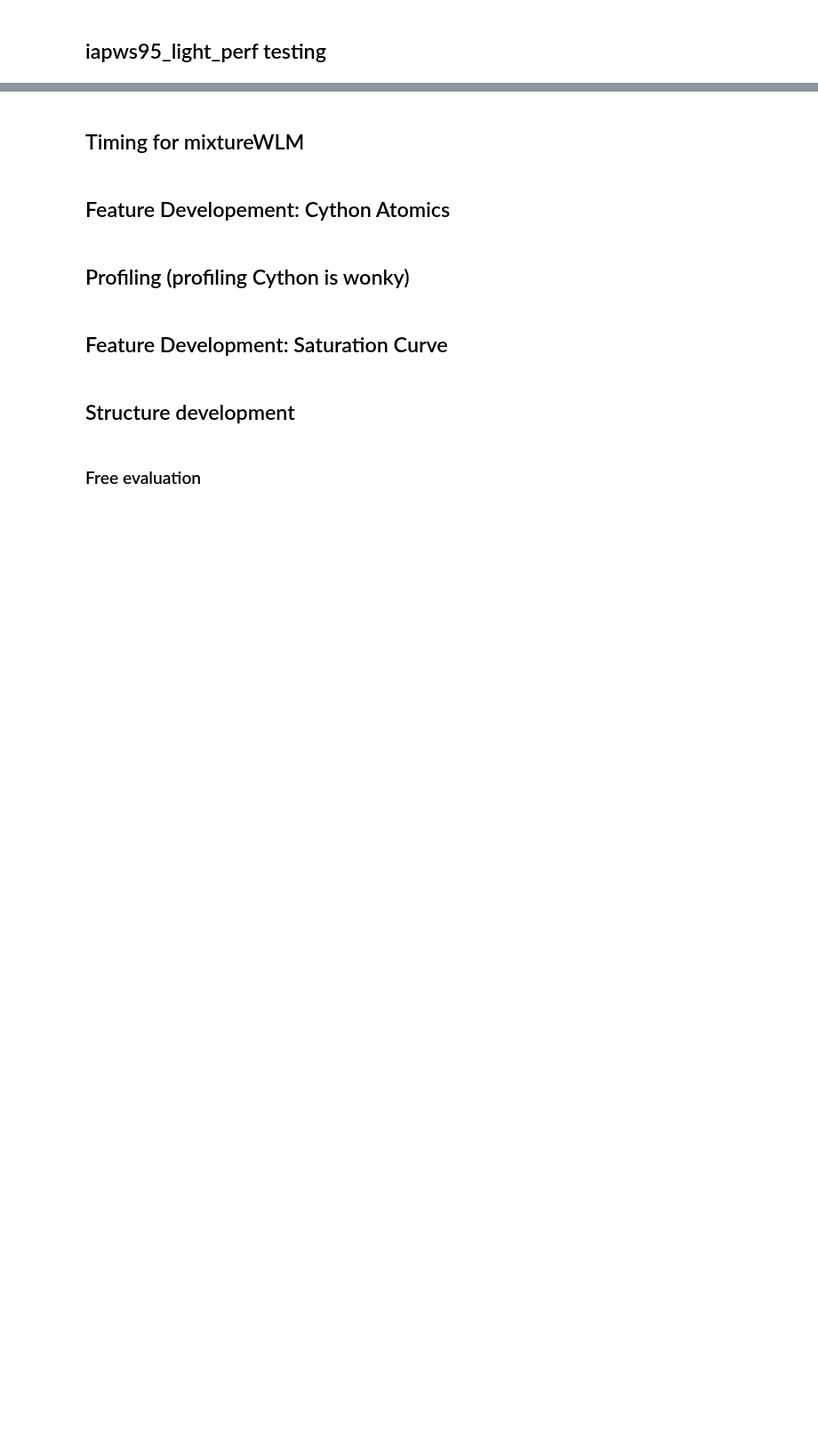
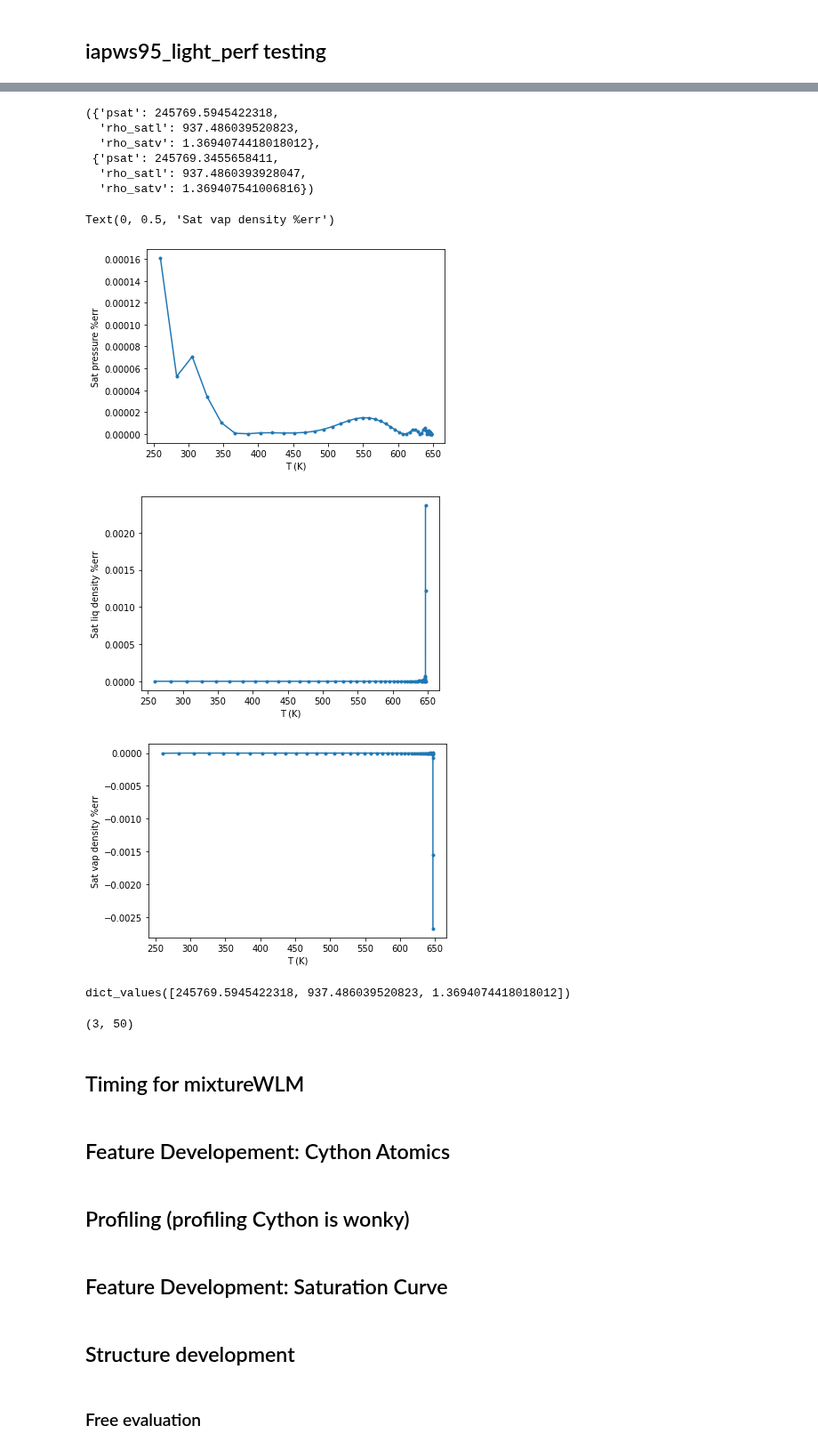
Before and after one commit to fredriclam/iapws95_light, a Jupyter notebook: water_tester.ipynb, the cells around one changed output, grey strips where cells are left out. Shown at 89% size. Cells and saved outputs as stored; diff of their text form; code cells hidden in the pictures; blank space fills up the shorter version.

```diff
--- a/water_tester.ipynb
+++ b/water_tester.ipynb
@@ -569,3 +753,47 @@ print("Pure phase energy (supercritical)")
+# %%
+float_phi_functions.prho_sat_lowprec(400), float_phi_functions.prho_sat(400)
+# %% [output]
+({'psat': 245769.5945422318,
+  'rho_satl': 937.486039520823,
+  'rho_satv': 1.3694074418018012},
+ {'psat': 245769.3455658411,
+  'rho_satl': 937.4860393928047,
+  'rho_satv': 1.369407541006816})
+# %%
+T_samples = iapws95_light.Tc - 0.5e-3 - (iapws95_light.Tc - 0.5e-3 - 260) * np.linspace(0,1,50)**3
+psat_lp, rho_satl_lp, rho_satv_lp = np.array(list(zip(*
+  [float_phi_functions.prho_sat_lowprec(T).values() for T in T_samples])))
+psat_hp, rho_satl_hp, rho_satv_hp = np.array(list(zip(*
+  [float_phi_functions.prho_sat(T).values() for T in T_samples])))
+# float_phi_functions.prho_sat(400)
+plt.figure()
+plt.plot(T_samples, psat_lp/psat_hp-1.0, '.-')
+plt.xlabel("T (K)")
+plt.ylabel("Sat pressure %err")
+
+plt.figure()
+plt.plot(T_samples, rho_satl_lp/rho_satl_hp-1.0, '.-')
+plt.xlabel("T (K)")
+plt.ylabel("Sat liq density %err")
+
+plt.figure()
+plt.plot(T_samples, rho_satv_lp/rho_satv_hp-1.0, '.-')
+plt.xlabel("T (K)")
+plt.ylabel("Sat vap density %err")
+# %% [output]
+Text(0, 0.5, 'Sat vap density %err')
+[figure, added]
+[figure, added]
+[figure, added]
+# %%
+float_phi_functions.prho_sat_lowprec(400).values()
+# %% [output]
+dict_values([245769.5945422318, 937.486039520823, 1.3694074418018012])
+# %%
+np.array(list(zip(*
+  [float_phi_functions.prho_sat_lowprec(T).values() for T in T_samples]))).shape
+# %% [output]
+(3, 50)
 # %%
 import pyXSteam.XSteam as XSteam
 xsteam = XSteam.XSteam()
```
Also changed, not shown: parts of 16 cells of this notebook, 1 other file.
